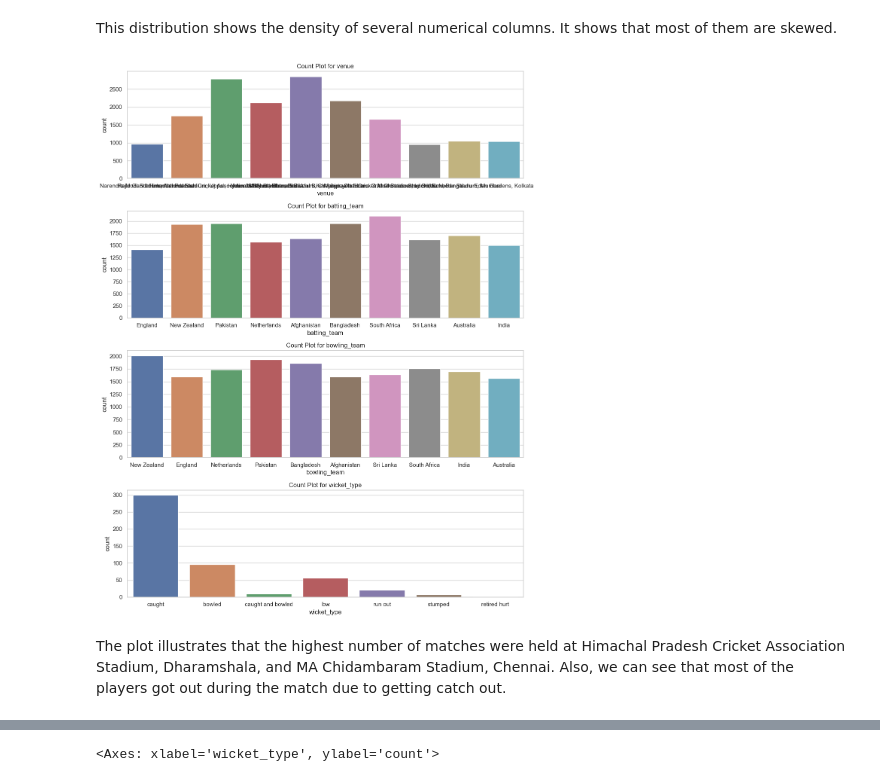
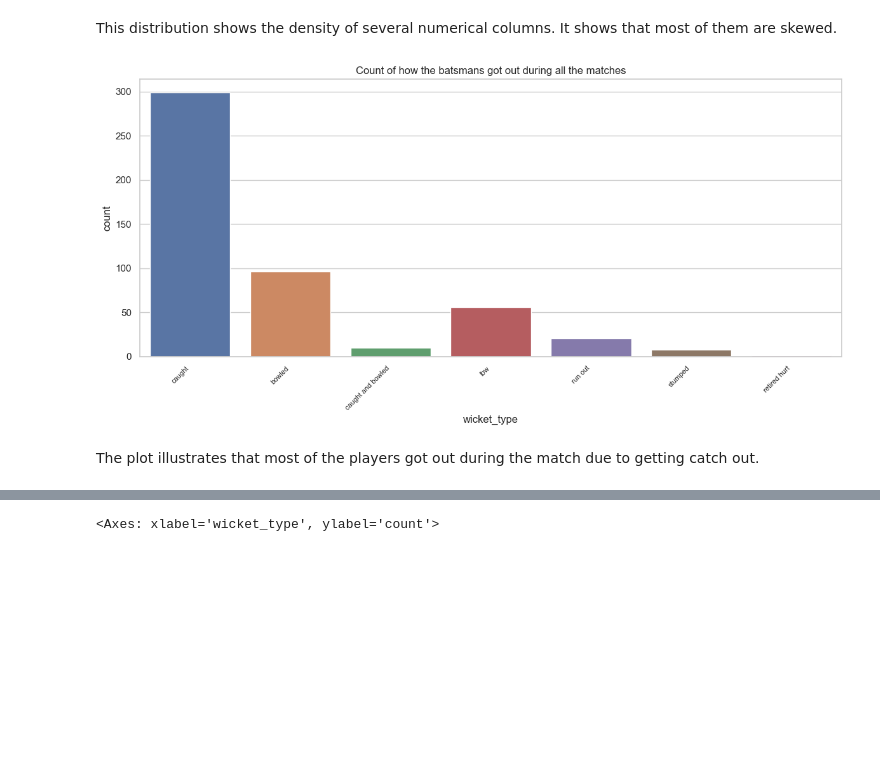
Before and after one commit to NancyPatel11/Data-Mining-Course-Project-3, a Jupyter notebook: code_files/partnership_prediction.ipynb, the cells around one changed output, grey strips where cells are left out. Drawn from its saved outputs; the diff is of its cells as text; code cells hidden in the pictures; blank space fills up the shorter version.

```diff
--- a/code_files/partnership_prediction.ipynb
+++ b/code_files/partnership_prediction.ipynb
@@ -221,19 +221,14 @@ plt.show()
 [figure]
 # %% [markdown]
 This distribution shows the density of several numerical columns. It shows that most of them are skewed.
-# %%
-columns_to_plot = categorical_columns
-
-fig, axes = plt.subplots(nrows=4, ncols=1, figsize=(12, 15))
-axes = axes.flatten()
-
-for i, column in enumerate(columns_to_plot):
-    sns.countplot(data=df_deliveries, x=column, ax=axes[i])
-    axes[i].set_title(f'Count Plot for {column}')
-
-plt.tight_layout()
-plt.show()
-# %% [output]
-[figure, removed]
+# %%
+plt.figure(figsize=(12, 6))
+sns.countplot(x='wicket_type', data=df_deliveries)
+plt.title('Count of how the batsmans got out during all the matches')
+plt.xticks(rotation=45, ha='right', fontsize=8)
+plt.tight_layout()
+plt.show()
+# %% [output]
+[figure, added]
 # %% [markdown]
-The plot illustrates that the highest number of matches were held at Himachal Pradesh Cricket Association Stadium, Dharamshala, and MA Chidambaram Stadium, Chennai. Also, we can see that most of the players got out during the match due to getting catch out.
+The plot illustrates that most of the players got out during the match due to getting catch out.
```
Also changed, not shown: parts of 12 cells of this notebook.
